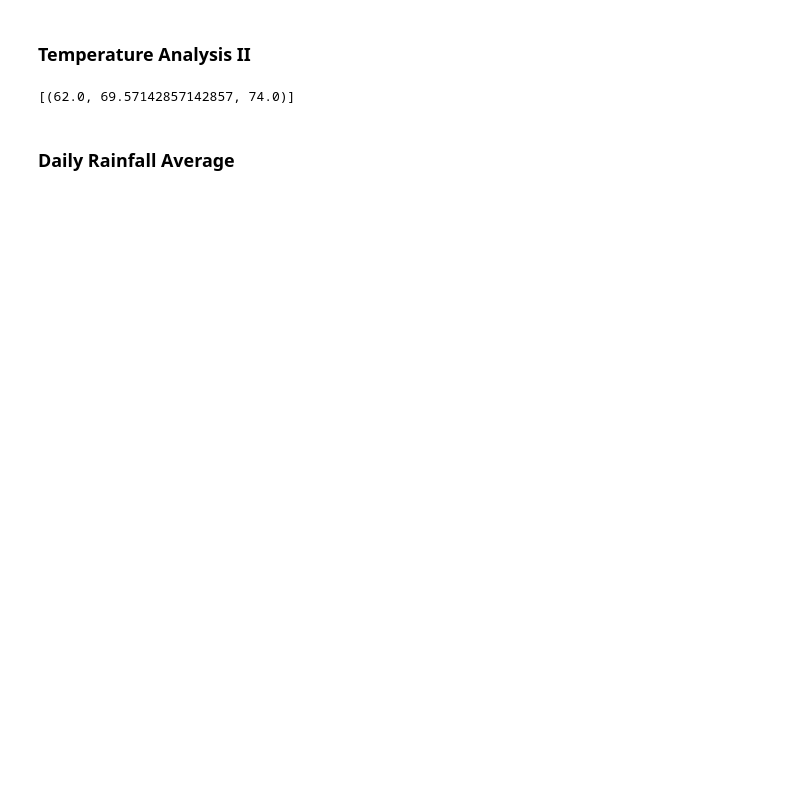
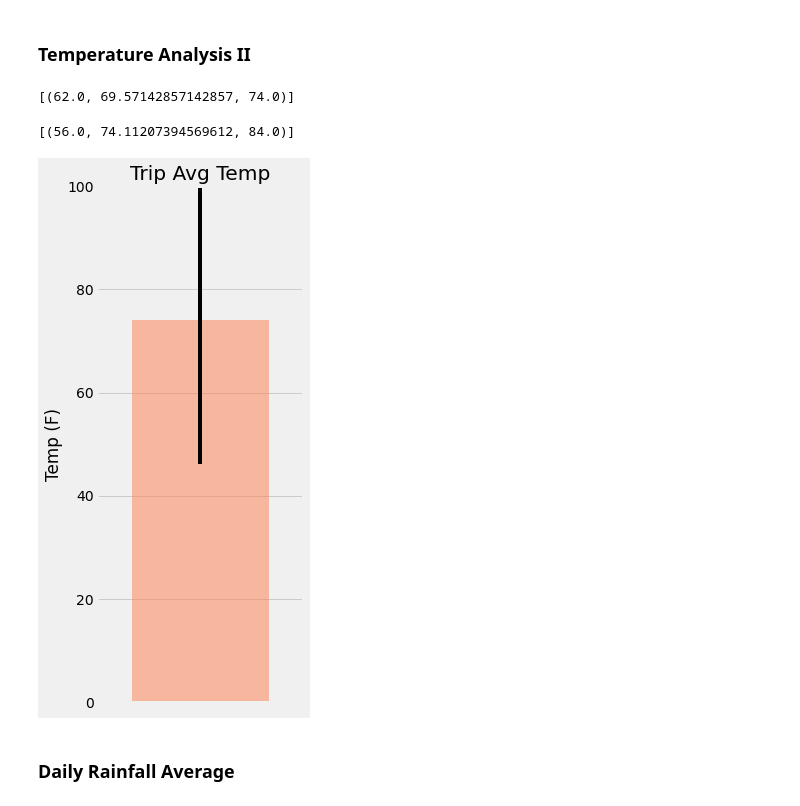
Before and after one commit to NickP20/sqlalchemy-challenge, a Jupyter notebook: climate_analysis.ipynb, the cells around one changed output. Saved outputs shown, nothing was run; the diff lists cells and outputs as text; code cells hidden in the pictures; blank space fills up the shorter version.

```diff
--- a/climate_analysis.ipynb
+++ b/climate_analysis.ipynb
@@ -378,11 +436,28 @@ print(calc_temps('2012-02-28', '2012-03-05'))
 # %%
 # Use the function `calc_temps` to calculate the tmin, tavg, and tmax
 # for a year in the data set
+print(calc_temps('2016-01-01', '2016-10-01'))
+# %% [output]
+[(56.0, 74.11207394569612, 84.0)]
 # %%
 # Plot the results from your previous query as a bar chart.
 # Use "Trip Avg Temp" as your Title
 # Use the average temperature for bar height (y value)
 # Use the peak-to-peak (tmax-tmin) value as the y error bar (yerr)
+tmin= 56
+tavg= 74.11207394569612
+tmax= 84.0
+y_error= tmax- tmin
+
+
+fig,ax = plt.subplots(figsize= (4, 8))
+bar= ax.bar(1, tavg, yerr=y_error, color='coral', alpha= .5)
+ax.set(xticks= range(1), title= 'Trip Avg Temp', ylabel= 'Temp (F)')
+ax.margins(.25, .25)
+ax.set_ylim(top= 100)
+fig.tight_layout()
+# %% [output]
+[figure, added]
 # %% [markdown]
 ### Daily Rainfall Average
 # %%
```
Also changed, not shown: parts of 15 cells of this notebook.
